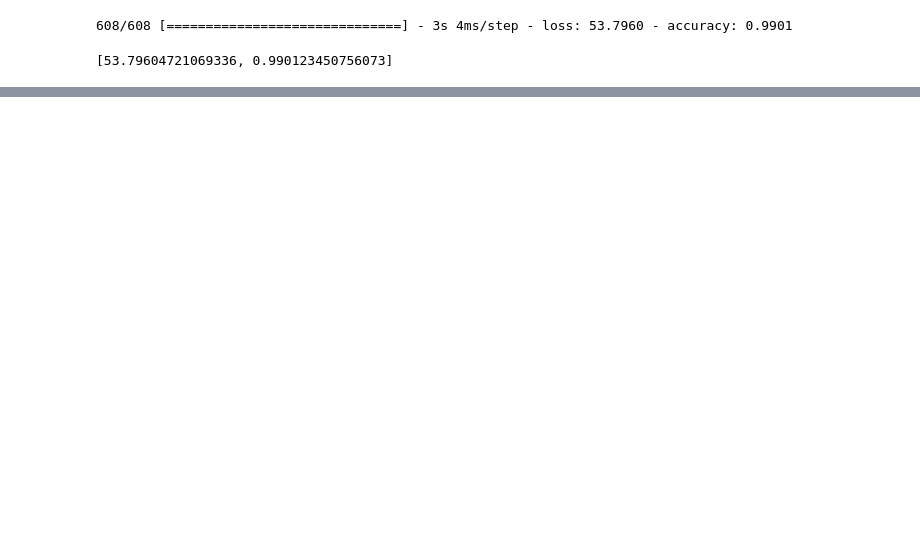
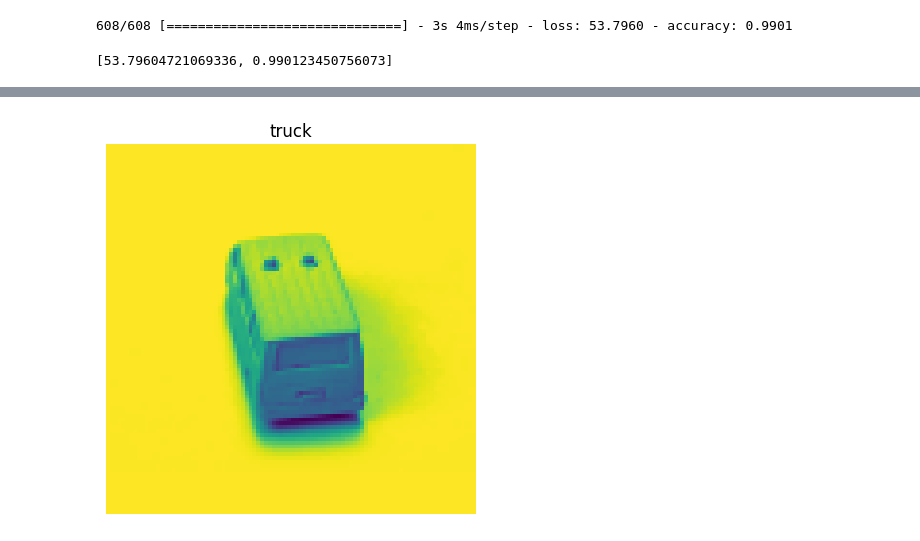
Before and after one commit to yariks5s/machLearn-CompVision, a Jupyter notebook: convolutional_nn_figures/main.ipynb, the cells around one changed output, grey strips where cells are left out. Saved outputs shown, nothing was run; the diff lists cells and outputs as text; code cells hidden in the pictures; blank space fills up the shorter version.

```diff
--- a/convolutional_nn_figures/main.ipynb
+++ b/convolutional_nn_figures/main.ipynb
@@ -262,11 +271,13 @@ def decide_type(l: list):
         return "truck"
     if np.argmax(l) == 4:
         return "car"
+# %%
+lenet_model = tf.keras.models.load_model('model.h5')
 # %%
 for i, (image, label) in enumerate(test_dataset.take(9)):
     ax = plt.subplot(3, 3, i + 1)
     plt.imshow(image[0])
-    plt.title(str((label.numpy()[0])) + ":" + str(decide_type(lenet_model.predict(image)[0])))
+    plt.title(str(decide_type(lenet_model.predict(image)[0])))
     print(lenet_model.predict(image)[0])
     plt.axis('off')
 # %% [output]
@@ -290,0 +340,49 @@ for i, (image, label) in enumerate(test_dataset.take(9)):
+# %%
+import tensorflow as tf
+import numpy as np
+import matplotlib.pyplot as plt
+from datetime import datetime
+
+start = datetime.now()
+
+IM_SIZE = 96
+BATCH_SIZE = 4
+
+def resize_rescale(image):
+    return tf.image.resize(image, (IM_SIZE, IM_SIZE))/255.0
+
+def decide_type(l: list):
+    if (l[0] == l[1] or l[0] == l[2] or l[0] == l[3] or l[0] == l[4]
+        or l[1] == l[2] or l[1] == l[3] or l[1] == l[4] or l[2] == l[3]
+        or l[2] == l[4] or l[3] == l[4]):
+        return "underfined"
+    if np.argmax(l) == 0:
+        return "animal"
+    if np.argmax(l) == 1:
+        return "human"
+    if np.argmax(l) == 2:
+        return "plane"
+    if np.argmax(l) == 3:
+        return "truck"
+    if np.argmax(l) == 4:
+        return "car"
+
+dataset = tf.data.Dataset.from_tensor_slices((np.load("dataset.npy")))
+dataset = dataset.shuffle(BATCH_SIZE).batch(BATCH_SIZE)
+
+lenet_model = tf.keras.models.load_model('model.h5')
+
+for i, (image) in enumerate(dataset.take(1)):
+    np.save('result.npy', image[0])
+
+dataset = dataset.map(resize_rescale)
+
+print(str(decide_type(lenet_model.predict(dataset.take(1))[0])) + "\nSpent: " + str(datetime.now() - start))
+
+for i, (image) in enumerate(dataset.take(1)):
+    ax = plt.subplot(1, 1, i + 1)
+    plt.imshow(image[0])
+    plt.title(str(decide_type(lenet_model.predict(image)[0])))
+    print(lenet_model.predict(image)[0])
+    plt.axis('off')
+# %% [output]
@@ -290,0 +395 @@ for i, (image, label) in enumerate(test_dataset.take(9)):
+[figure, added]
```
Also changed, not shown: parts of 20 cells of this notebook, 8 other files.
